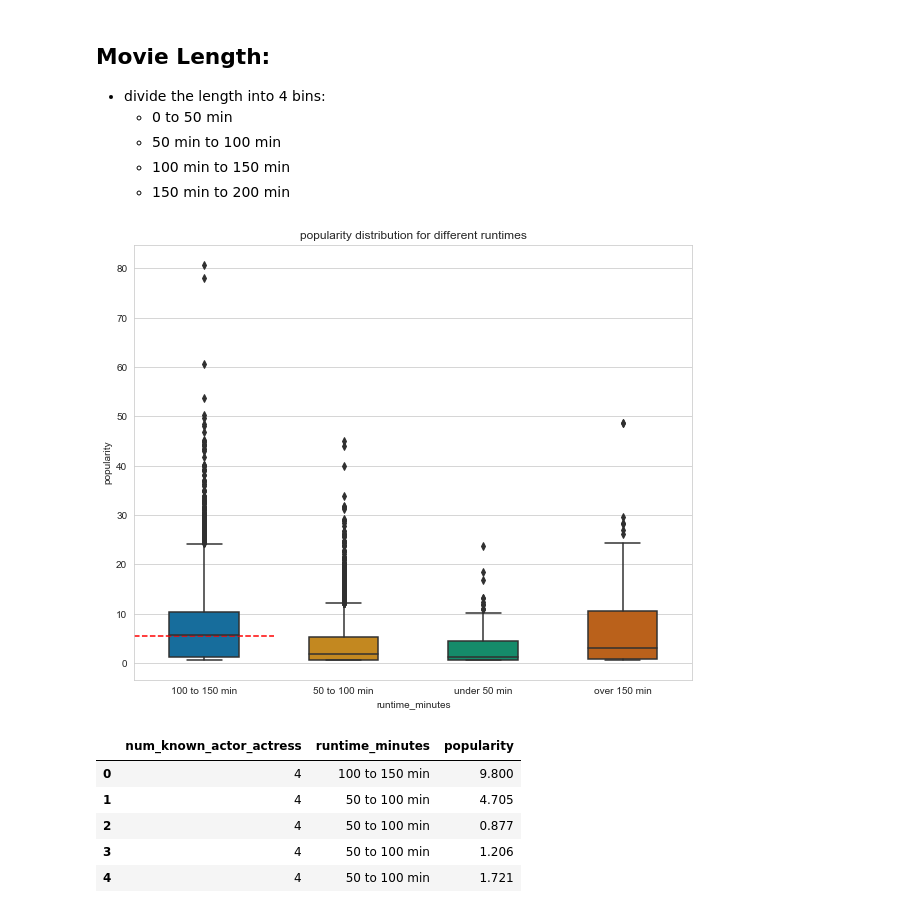
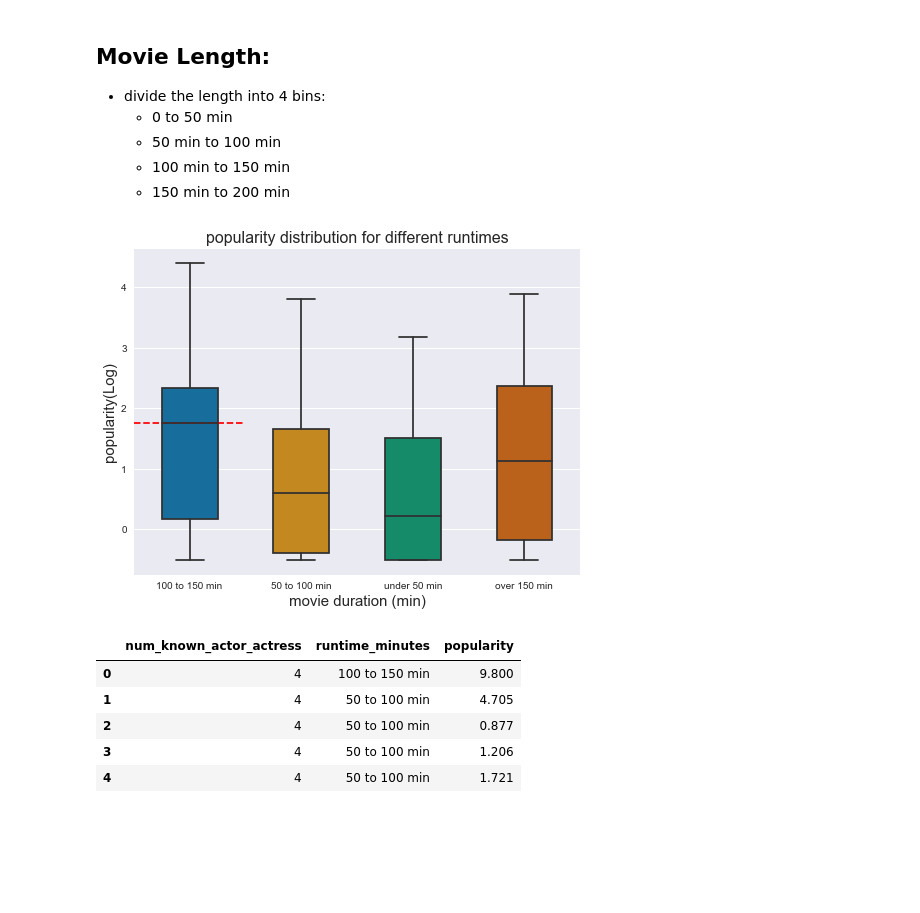
Before and after one commit to mzhou356/dc_ds_06_03_mod1_project, a Jupyter notebook: Mod1 NonTechnical Jupyter NoteBook.ipynb, the cells around one changed output. Saved outputs shown, nothing was run; the diff lists cells and outputs as text; code cells hidden in the pictures; blank space fills up the shorter version.

```diff
--- a/Mod1 NonTechnical Jupyter NoteBook.ipynb
+++ b/Mod1 NonTechnical Jupyter NoteBook.ipynb
@@ -63,13 +63,17 @@ budget_popularity.head()
   * box plot for all 6 genres by month
 # %%
 # load genres
+plt.style.use('seaborn')
 genre_popularity = pd.read_pickle('data/genre_popularity.pkl')
+# set popularity to be in scale log
+genre_popularity.popularity = np.log(genre_popularity.popularity)
+genre_popularity
 sns.set_style('whitegrid')
 plt.figure(figsize=(20, 10))
 # plot drama
 drama = genre_popularity[genre_popularity.genres == 'Drama']
 ax1 = plt.subplot(231)
-ax1 = sns.boxplot(x="month", y="popularity", data=drama, ax=ax1)
+ax1 = sns.boxplot(x="month", y= "popularity", data=drama, ax=ax1)
 ax1.set_xlabel('Month')
 ax1.set_ylabel('Popularity')
 ax1.set_title('Drama Popularity by Month')
@@ -129,14 +133,19 @@ genre_popularity.head()
   * is more the better?
 # %%
 # load the dataset
+plt.style.use('seaborn')
 performer_popularity = pd.read_pickle('data/perform_popularity.pkl')
+# set popularity to be in scale log
+performer_popularity.popularity = np.log(performer_popularity.popularity)
 # plot group by num_known_actor_actress
-sns.set_style('whitegrid')
 plt.figure(figsize=(10, 8))
 bplot = sns.boxplot(y='popularity', x='num_known_actor_actress',
                     data=performer_popularity,
                     width=0.5,
                     palette="colorblind")
-plt.title('popularbity distribution for num of known performers')
+plt.title('popularbity distribution for num of known performers', fontdict = {'fontsize':16})
+bplot.set_xlabel("num_known_actors_actresses",fontsize=15)
+bplot.set_ylabel("popularity(Log)",fontsize=15)
+plt.hlines(y=1.1, xmin=2, xmax=4, linestyle='--', color='red')
 plt.show()
 # %% [output]
@@ -152,20 +161,21 @@ plt.show()
     * 150 min to 200 min
 # %%
 # use binning helper function from hf to bin the run time into 4 categories
-performer_popularity.runtime_minutes = performer_popularity.runtime_minutes.apply(
-    hf.binning)
+# performer_popularity.runtime_minutes = performer_popularity.runtime_minutes.apply(
+#     hf.binning)
 # plot group by runtime_minutes
-sns.set_style('whitegrid')
-plt.figure(figsize=(10, 8))
+plt.figure(figsize=(8, 6))
 bplot = sns.boxplot(y='popularity', x='runtime_minutes',
                     data=performer_popularity,
                     width=0.5,
                     palette="colorblind")
-plt.title('popularity distribution for different runtimes')
-plt.hlines(y=5.5, xmin=-0.5, xmax=0.5, linestyle='--', color='red')
+plt.title('popularity distribution for different runtimes', fontdict={'fontsize':16})
+bplot.set_xlabel("movie duration (min)",fontsize=15)
+bplot.set_ylabel("popularity(Log)",fontsize=15)
+plt.hlines(y= 1.75, xmin=-0.5, xmax=0.5, linestyle='--', color='red')
 plt.show()
 # %% [output]
-[figure, old version]
+[figure, new version]
 # %%
 # third dataframe wrangled for study performers and runtime
 performer_popularity.head()
```
Also changed, not shown: parts of 4 cells of this notebook.
